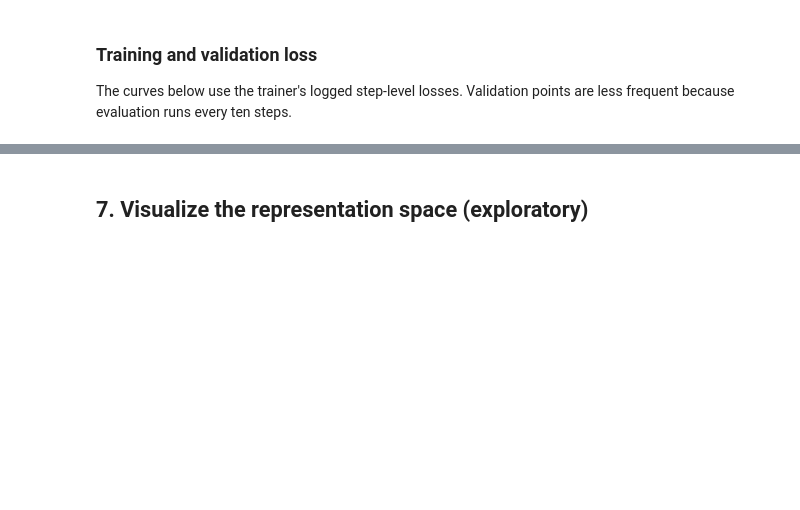
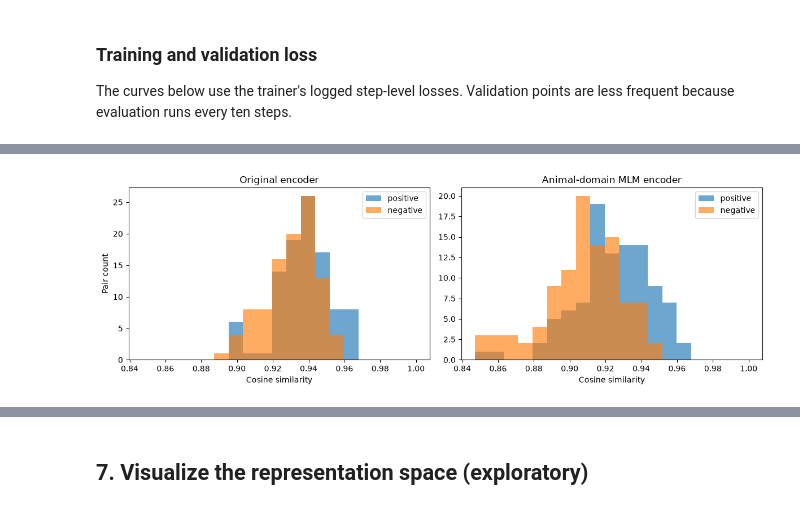
Before and after one commit to delaray/mlm-training, a Jupyter notebook: notebooks/02_animal_domain_mlm.ipynb, the cells around one changed output, grey strips where cells are left out. Saved outputs shown, nothing was run; the diff lists cells and outputs as text; code cells hidden in the pictures; blank space fills up the shorter version.

```diff
--- a/notebooks/02_animal_domain_mlm.ipynb
+++ b/notebooks/02_animal_domain_mlm.ipynb
@@ -276,3 +278,20 @@ comparison
+# %%
+# Compare the similarity distributions; useful adaptation should move
+# positive pairs rightward relative to negative pairs.
+fig, axes = plt.subplots(1, 2, figsize=(12, 4))
+bins = np.linspace(min(baseline_scores.min(), adapted_scores.min()), 1.0, 20)
+axes[0].hist(baseline_scores[labels == 1], bins=bins, alpha=.65, label='positive')
+axes[0].hist(baseline_scores[labels == 0], bins=bins, alpha=.65, label='negative')
+axes[0].set(title='Original encoder', xlabel='Cosine similarity', ylabel='Pair count')
+axes[0].legend()
+axes[1].hist(adapted_scores[labels == 1], bins=bins, alpha=.65, label='positive')
+axes[1].hist(adapted_scores[labels == 0], bins=bins, alpha=.65, label='negative')
+axes[1].set(title='Animal-domain MLM encoder', xlabel='Cosine similarity')
+axes[1].legend()
+plt.tight_layout()
+plt.show()
+# %% [output]
+[figure, added]
 # %%
 # Embed one neutral probe per species and project the high-dimensional
 # vectors to two dimensions. PCA is exploratory, not a quality metric.
```
Also changed, not shown: parts of 7 cells of this notebook, 2 other files.
